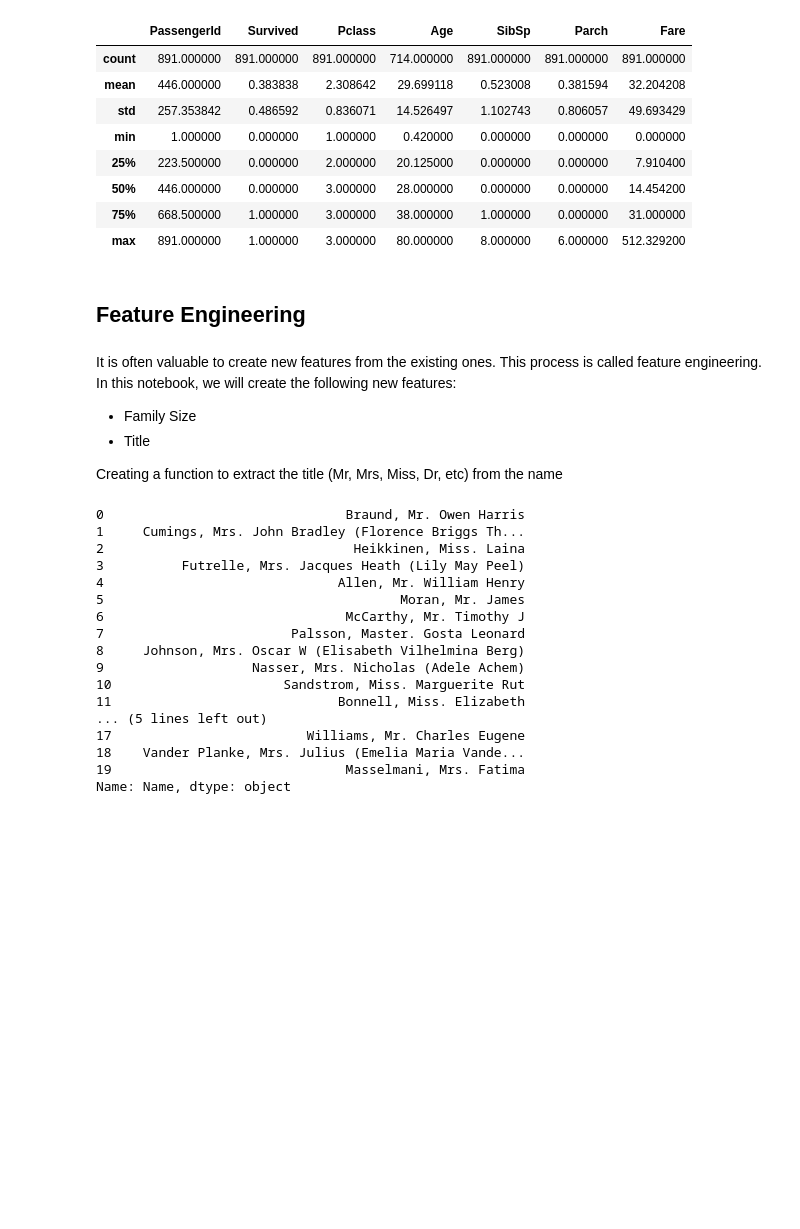
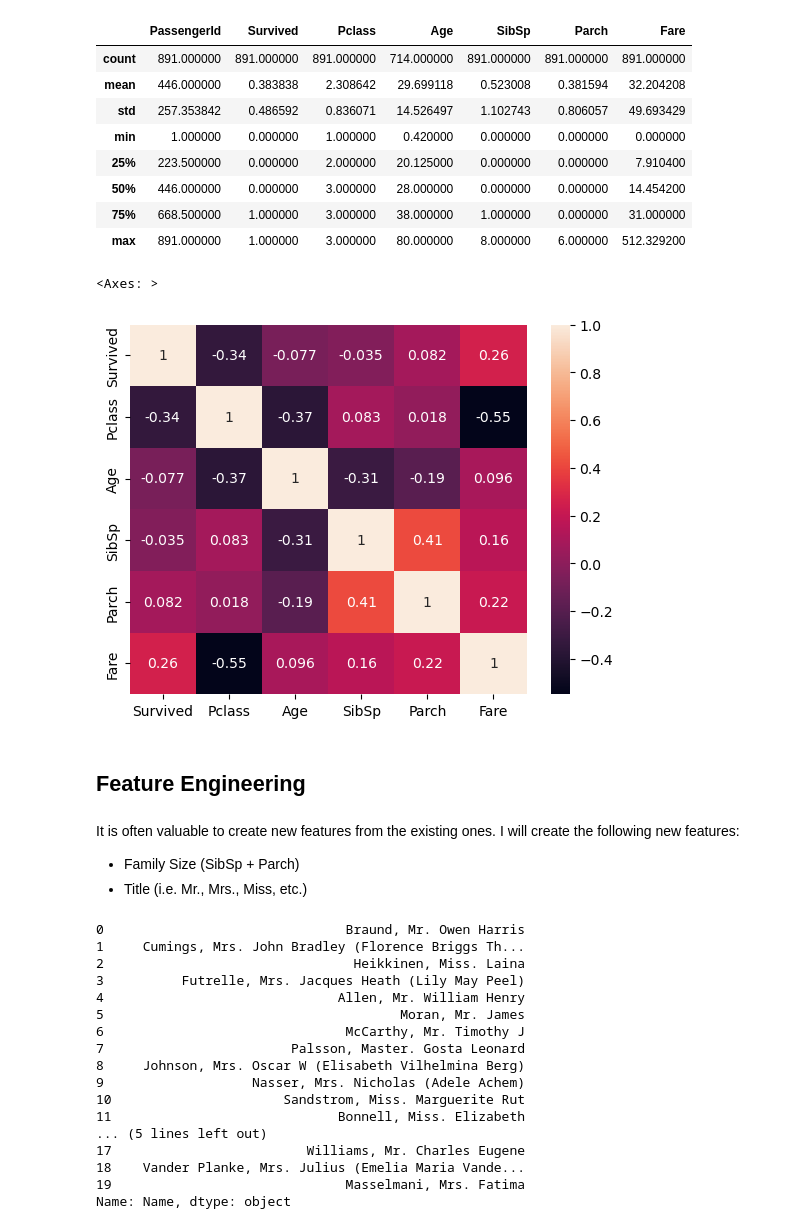
Before and after one commit to cake-dev/AdvDataScience, a Jupyter notebook: titanic_pipeline.ipynb, the cells around one changed output. Cells and saved outputs as stored; diff of their text form; code cells hidden in the pictures; blank space fills up the shorter version.

```diff
--- a/titanic_pipeline.ipynb
+++ b/titanic_pipeline.ipynb
@@ -45,14 +51,18 @@ titanic_data.describe()
 | 50% | 446.000000 | 0.000000 | 3.000000 | 28.000000 | 0.000000 | 0.000000 | 14.454200 |
 | 75% | 668.500000 | 1.000000 | 3.000000 | 38.000000 | 1.000000 | 0.000000 | 31.000000 |
 | max | 891.000000 | 1.000000 | 3.000000 | 80.000000 | 8.000000 | 6.000000 | 512.329200 |
+# %%
+# corr sns
+sns.heatmap(titanic_data[['Survived', 'Pclass', 'Age', 'SibSp', 'Parch', 'Fare']].corr(), annot=True)
+# %% [output]
+<Axes: >
+[figure, added]
 # %% [markdown]
 ## Feature Engineering
 # %% [markdown]
-It is often valuable to create new features from the existing ones. This process is called feature engineering. In this notebook, we will create the following new features:
-- Family Size
-- Title
-
-Creating a function to extract the title (Mr, Mrs, Miss, Dr, etc) from the name
+It is often valuable to create new features from the existing ones. I will create the following new features:
+- Family Size (SibSp + Parch)
+- Title (i.e. Mr., Mrs., Miss, etc.)
 # %%
 titanic_data.Name.head(20)
 # %% [output]
```
Also changed, not shown: parts of 5 cells of this notebook, 1 other file.
